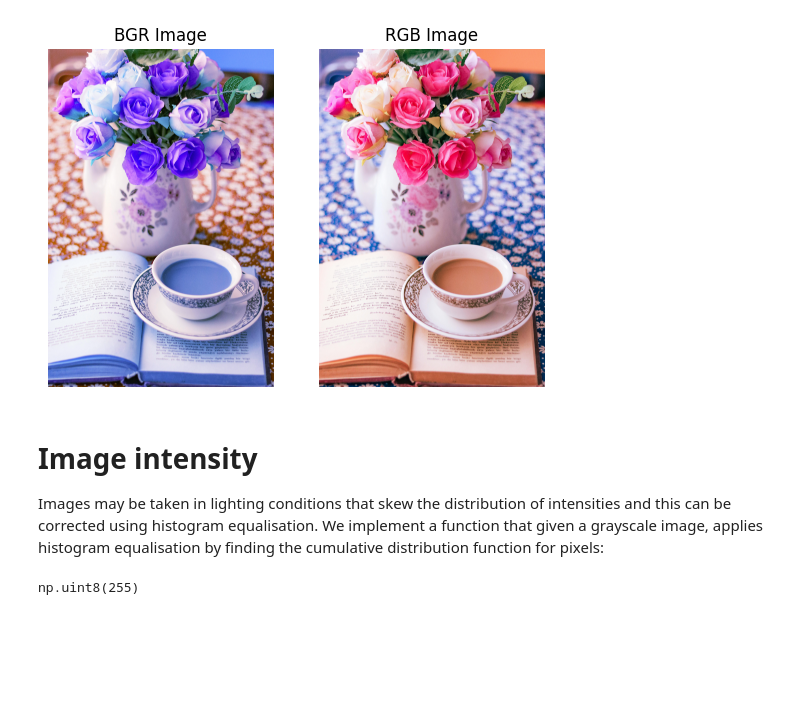
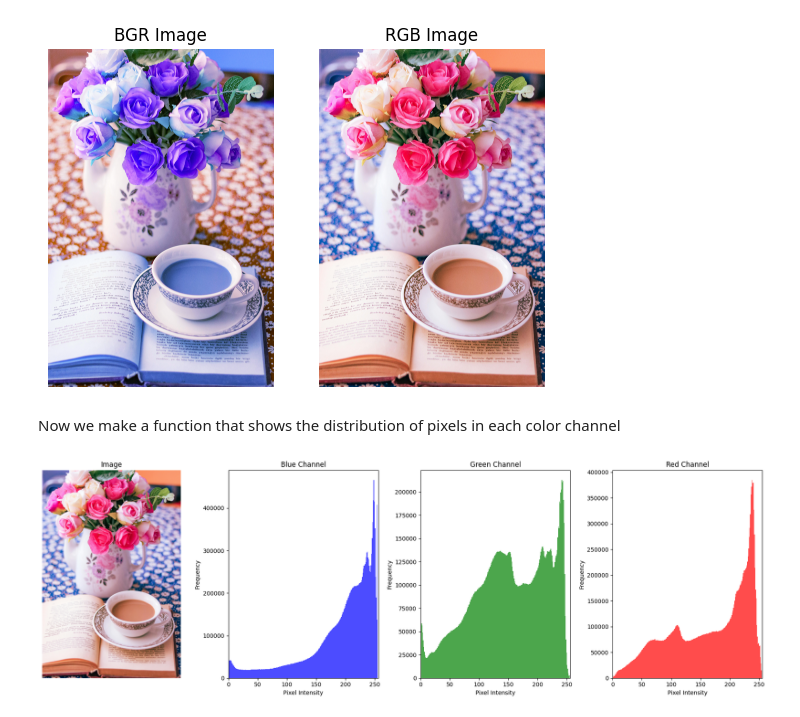
Before and after one commit to robinbraagaard/Signals-and-Data-Autumn-2024-student, a Jupyter notebook: week_1/image_representations.ipynb, the cells around one changed output. Drawn from its saved outputs; the diff is of its cells as text; code cells hidden in the pictures; blank space fills up the shorter version.

Commit message:
image representation and intensities

```diff
--- a/week_1/image_representations.ipynb
+++ b/week_1/image_representations.ipynb
@@ -37,7 +40,3 @@ axs[1].axis('off')
 plt.show()
 # %% [output]
 [figure]
-# %% [markdown]
-# Image intensity
-Images may be taken in lighting conditions that skew the distribution of intensities and this can be corrected using histogram equalisation.
-We implement a function that given a grayscale image, applies histogram equalisation by finding the cumulative distribution function for pixels:
@@ -62,4 +43,32 @@ def histogram_equalisation(gray_image):
-# %%
-histogram_equalisation(image_gray).max()
-# %% [output]
-np.uint8(255)
+# %% [markdown]
+Now we make a function that shows the distribution of pixels in each color channel
+# %%
+def show_color_distribution(image):
+    """
+    Display the distribution of pixels in each color channel (RGB) of an image.
+
+    Parameters:
+    - image: NumPy array representing the image.
+    """
+    # Split the image into its color channels
+    colors = ('b', 'g', 'r')
+    channel_names = ('Blue', 'Green', 'Red')
+
+    fig, axs = plt.subplots(nrows=1, ncols=4, figsize=(18, 6))
+    axs[0].set_title('Image')
+    axs[0].imshow(image)
+    axs[0].axis('off')
+
+    for i, (color, channel_name) in enumerate(zip(colors, channel_names)):
+        axs[i + 1].hist(image[..., i].flatten(), bins=256, color=color, alpha=0.7)
+        axs[i + 1].set_title(f'{channel_name} Channel')
+        axs[i + 1].set_xlabel('Pixel Intensity')
+        axs[i + 1].set_ylabel('Frequency')
+        axs[i + 1].set_xlim([0, 256])
+
+    plt.tight_layout()
+    plt.show()
+# %%
+show_color_distribution(image_1_rgb)
+# %% [output]
+[figure, added]
```
Also changed, not shown: parts of 2 cells of this notebook, 1 other file.
